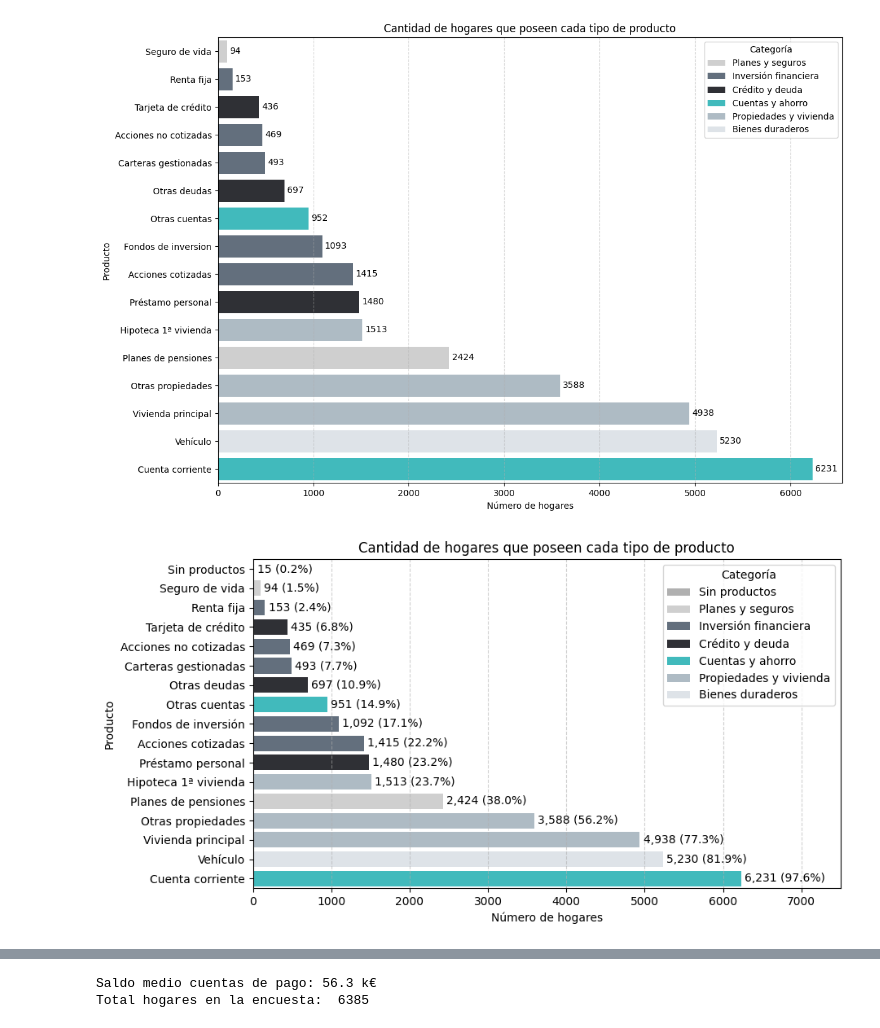
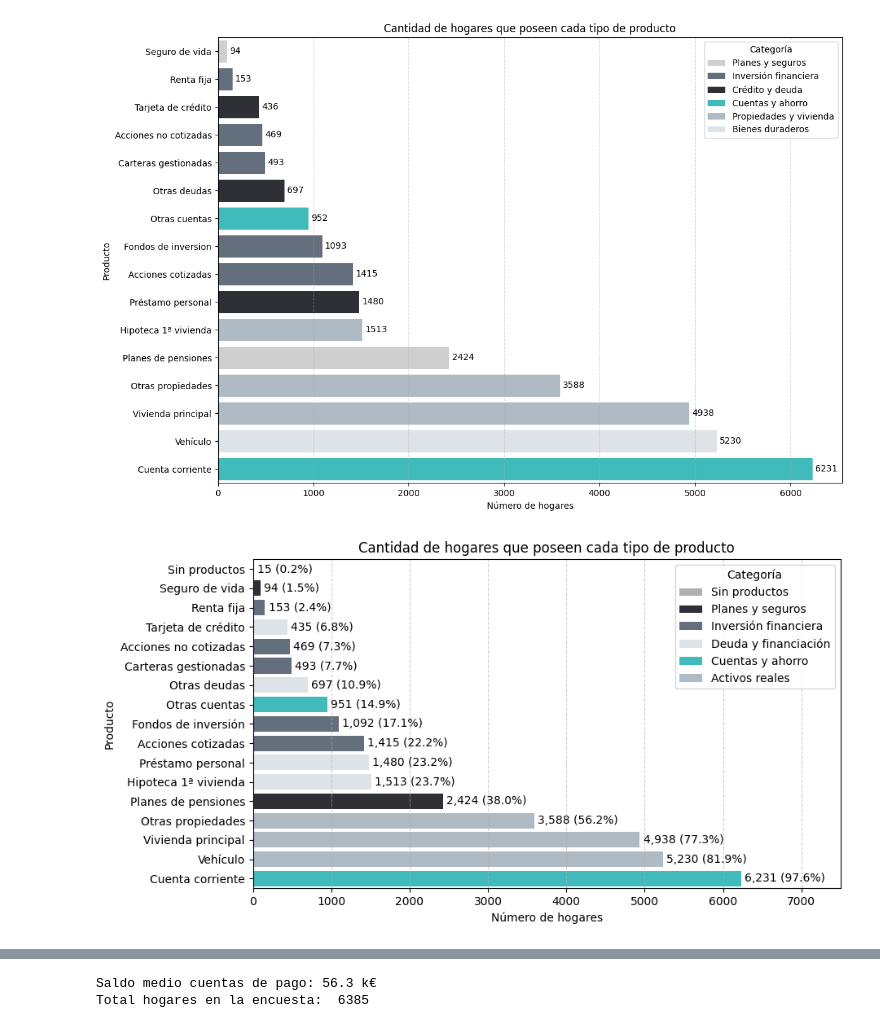
Before and after one commit to Lambda-14/Sim-Empresa, a Jupyter notebook: Equip_9/Scripts/250602_EFF_2022.ipynb, the cells around one changed output, grey strips where cells are left out. Cells and saved outputs as stored; diff of their text form; code cells hidden in the pictures.

```diff
--- a/Equip_9/Scripts/250602_EFF_2022.ipynb
+++ b/Equip_9/Scripts/250602_EFF_2022.ipynb
@@ -643,15 +643,13 @@ categorias = {
         'posee_renta_fija',
         'posee_carteras_gestionadas'
     ],
-    'Propiedades y vivienda': [
+    'Activos reales': [
         'posee_viv_principal',
         'posee_otras_propiedades',
-        'posee_hipoteca_viv_principal'
-    ],
-    'Bienes duraderos': [
         'tiene_vehiculo'
     ],
-    'Crédito y deuda': [
+    'Deuda y financiación': [
+        'posee_hipoteca_viv_principal',
         'posee_deuda_tarjeta',
         'posee_prestamo_personal',
         'posee_otras_deudas'
@@ -705,37 +703,37 @@ renombrar_productos = {
 }
 df_plot['producto'] = df_plot['producto'].replace(renombrar_productos)
 
-custom_palette = ["#2CCED1", "#5F6F81", "#AABBC8", "#DCE3EA", "#2E2F36", "#CFCFCF"]
+custom_palette = ["#2CCED1", "#5F6F81", "#AABBC8", "#DCE3EA", "#2E2F36"]
 categoria_colores = dict(zip(categorias.keys(), custom_palette))
 categoria_colores['Sin productos'] = "#B0B0B0"
 
 plt.figure(figsize=(10, 5))
 ax = sns.barplot(
     data=df_plot.sort_values('cantidad', ascending=True),
     y='producto',
     x='cantidad',
     hue='categoria',
     palette=categoria_colores
 )
 
 # Etiquetas con porcentaje
 total_hogares = len(df_reducido)
 for container in ax.containers:
     values = [bar.get_width() for bar in container]
     labels = [
         f"{int(v):,} ({v/total_hogares:.1%})" if v > 0 else ""
         for v in values
     ]
     ax.bar_label(container, labels=labels, label_type='edge', padding=3)
 
 # Ajustes estéticos
 plt.title("Cantidad de hogares que poseen cada tipo de producto")
 plt.xlabel("Número de hogares")
 plt.ylabel("Producto")
 plt.legend(title="Categoría")
 plt.grid(axis='x', linestyle='--', alpha=0.6)
 plt.tight_layout()
 plt.xlim(0, 7500)
 plt.show()
 # %% [output]
-[figure, old version]
+[figure, new version]
```
Also changed, not shown: parts of 1 cell of this notebook.
